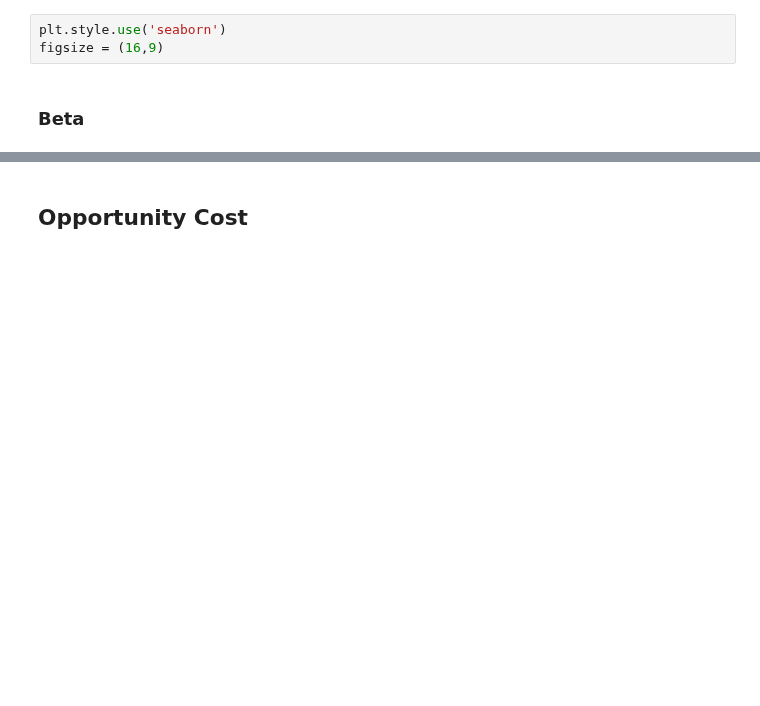
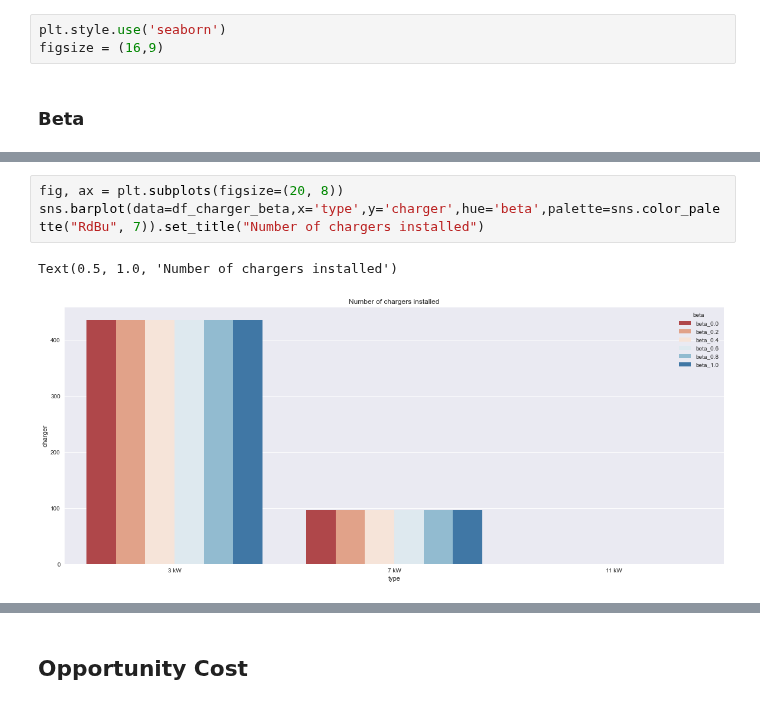
Before and after one commit to Pyosch/ATIS3_Group, a Jupyter notebook: visualise_Results.ipynb, the cells around one changed output, grey strips where cells are left out. Drawn from its saved outputs; the diff is of its cells as text; blank space fills up the shorter version.

```diff
--- a/visualise_Results.ipynb
+++ b/visualise_Results.ipynb
@@ -103,3 +112,9 @@ df_charger_beta.plot(kind="bar", figsize = figsize, title="Number of chargers in
+# %%
+fig, ax = plt.subplots(figsize=(20, 8))
+sns.barplot(data=df_charger_beta,x='type',y='charger',hue='beta',palette=sns.color_palette("RdBu", 7)).set_title("Number of chargers installed")
+# %% [output]
+Text(0.5, 1.0, 'Number of chargers installed')
+[figure, added]
 # %%
 df_E_not_supplied_beta.plot(title="Energy not supplied", figsize = figsize)
 # %% [output]
```
Also changed, not shown: parts of 22 cells of this notebook.
